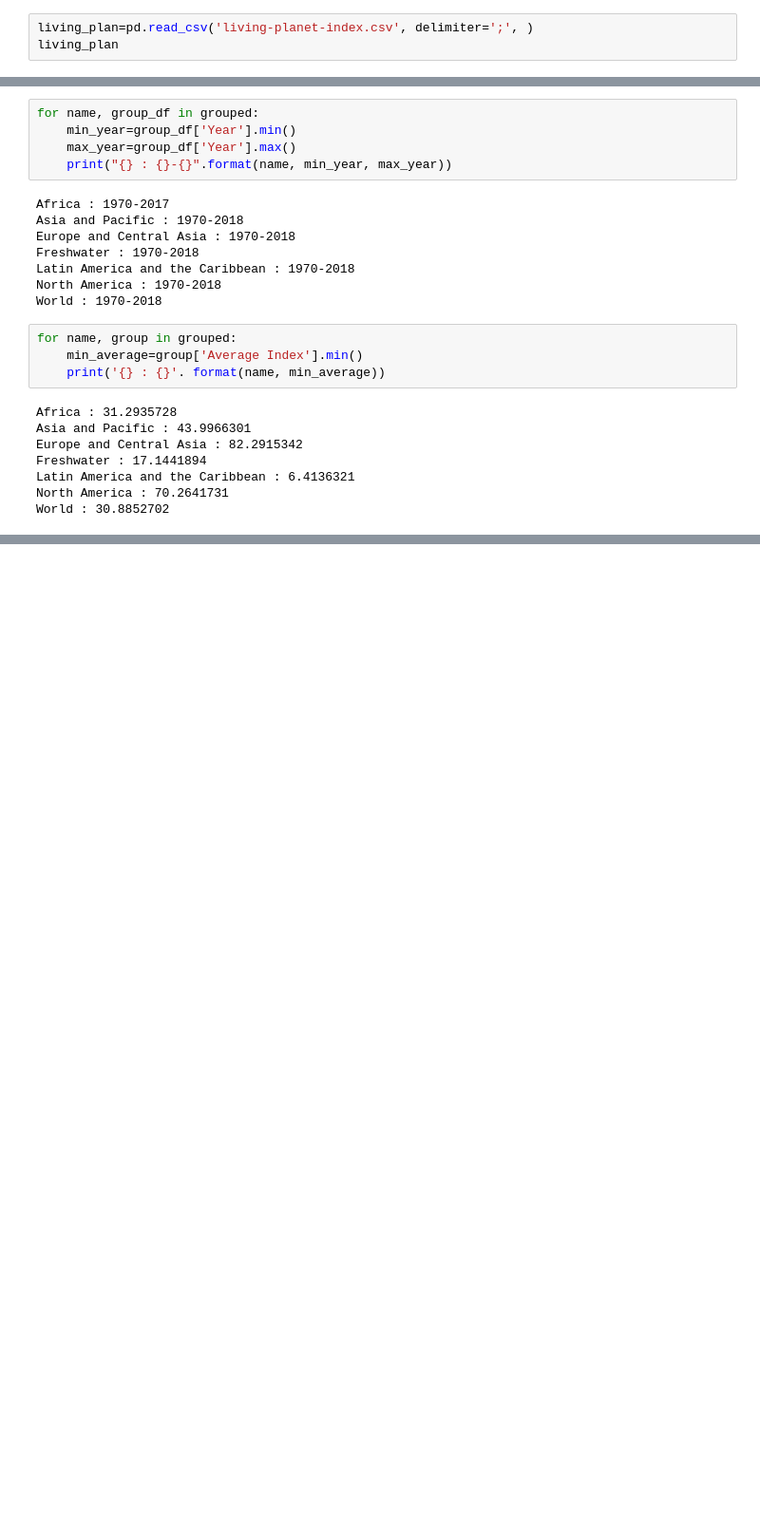
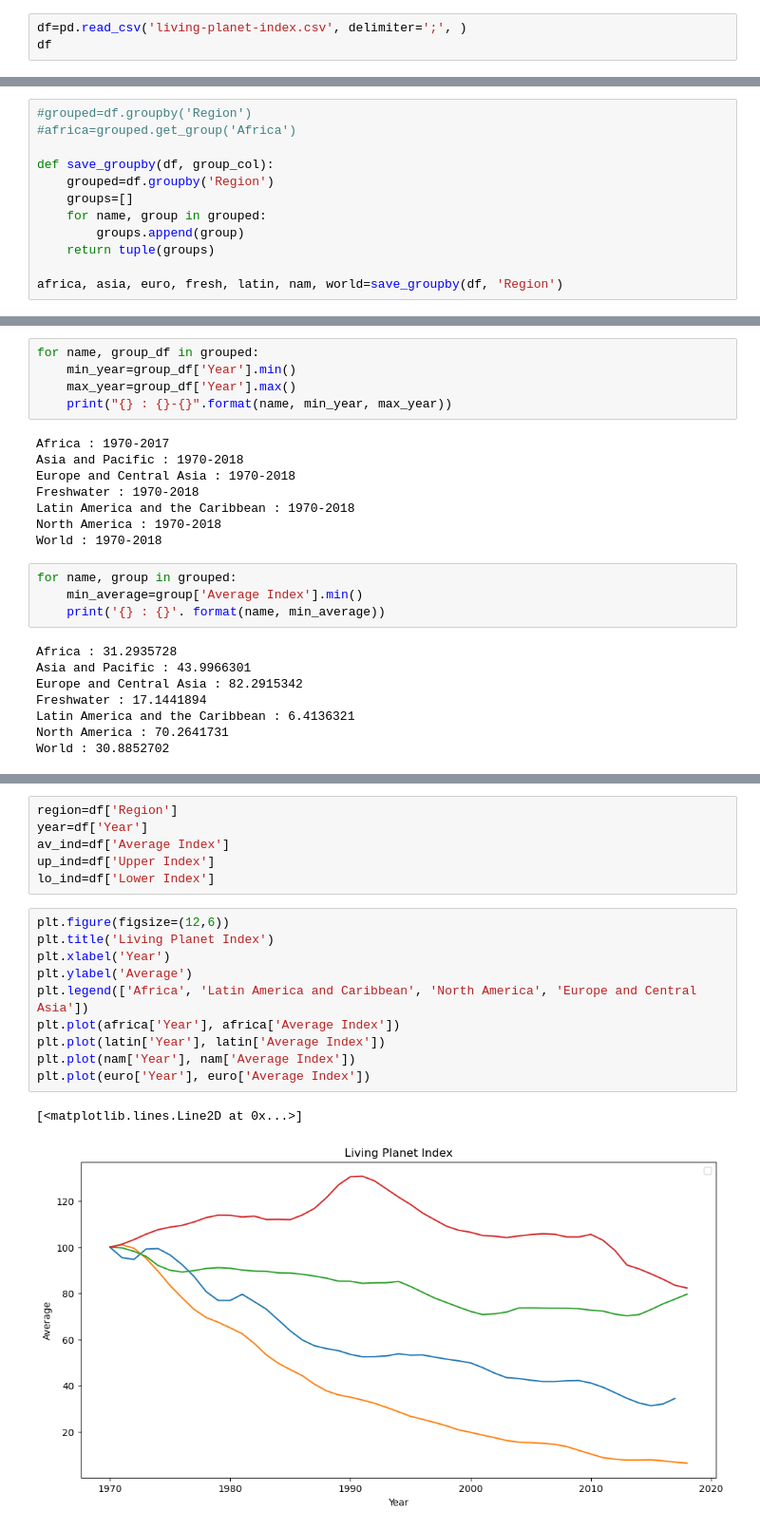
Before and after one commit to kabfare/biodiversity_decline, a Jupyter notebook: living_planet.ipynb, the cells around one changed output, grey strips where cells are left out. Shown: that part at 95% size. Cells and saved outputs as stored; diff of their text form; blank space fills up the shorter version.

Commit message:
playing around with the data and plots

```diff
--- a/living_planet.ipynb
+++ b/living_planet.ipynb
@@ -4,6 +5,6 @@ import csv
 # %%
-living_plan=pd.read_csv('living-planet-index.csv', delimiter=';', )
-living_plan
+df=pd.read_csv('living-planet-index.csv', delimiter=';', )
+df
 # %% [output]
 |  | Region | Year | Average Index | Upper Index | Lower Index |
 | 0 | Africa | 1970 | 100.000000 | 100.000000 | 100.000000 |
@@ -36 +29,13 @@ world=living_plan.loc[living_plan['Region']=='World', :]
+# %%
+#grouped=df.groupby('Region')
+#africa=grouped.get_group('Africa')
+
+def save_groupby(df, group_col):
+    grouped=df.groupby('Region')
+    groups=[]
+    for name, group in grouped:
+        groups.append(group)
+    return tuple(groups)
+
+africa, asia, euro, fresh, latin, nam, world=save_groupby(df, 'Region')
 # %%
@@ -97,0 +90,19 @@ latin_cab
+# %%
+region=df['Region']
+year=df['Year']
+av_ind=df['Average Index']
+up_ind=df['Upper Index']
+lo_ind=df['Lower Index']
+# %%
+plt.figure(figsize=(12,6))
+plt.title('Living Planet Index')
+plt.xlabel('Year')
+plt.ylabel('Average')
+plt.legend(['Africa', 'Latin America and Caribbean', 'North America', 'Europe and Central Asia'])
+plt.plot(africa['Year'], africa['Average Index'])
+plt.plot(latin['Year'], latin['Average Index'])
+plt.plot(nam['Year'], nam['Average Index'])
+plt.plot(euro['Year'], euro['Average Index'])
+# %% [output]
+[<matplotlib.lines.Line2D at 0x...>]
+[figure, added]
```
Also changed, not shown: parts of 10 cells of this notebook.
